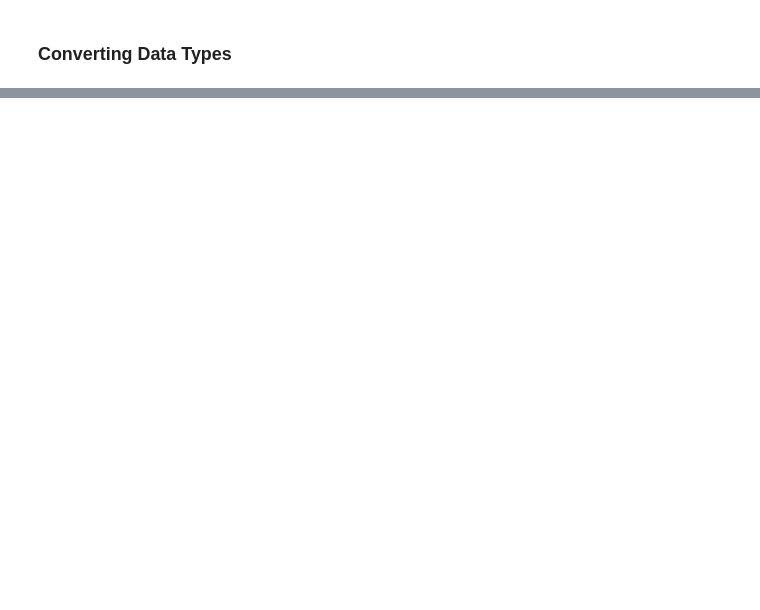
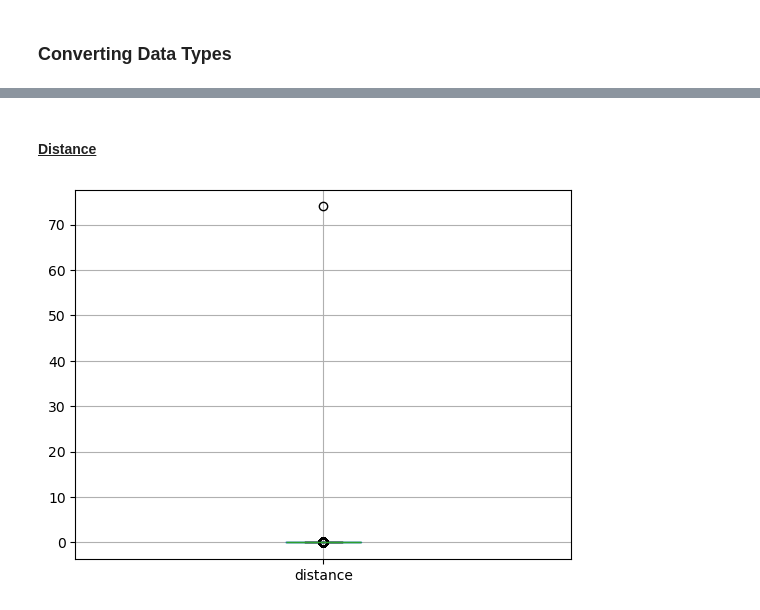
Before and after one commit to rebeccahess22/citibike, a Jupyter notebook: Citibike Data Analysis.ipynb, the cells around one changed output, grey strips where cells are left out. Saved outputs shown, nothing was run; the diff lists cells and outputs as text; code cells hidden in the pictures; blank space fills up the shorter version.

```diff
--- a/Citibike Data Analysis.ipynb
+++ b/Citibike Data Analysis.ipynb
@@ -594,0 +648,9 @@ df_clean = df_clean['started_at'].to_datetime
+# %%
+#distance travelled using the euclidean formula
+# sqrt ((x_1 - x_0)**2 + (y_1 - y_0)**2)
+# x_1 is ending latitude , x_ 0 is starting latitude
+# y_1 is ending longitude , y_0 is ending longitude
+
+df_clean['distance'] = ((df_clean['end_lat']- df_clean['end_lat'])**2 +(df_clean['end_lng']-df_clean['start_lng'])**2  )**0.5
+df_clean['distance'].describe()
+#very tiny differences
@@ -594,0 +667,8 @@ df_clean = df_clean['started_at'].to_datetime
+# %% [markdown]
+#### <u> Distance </u>
+# %%
+df_clean.boxplot('distance')
+#thats a crazy outlier ->let's drop
+df_clean = df_clean[df_clean['distance']<=40]
+# %% [output]
+[figure, added]
```
Also changed, not shown: parts of 34 cells of this notebook, 2 other files.
